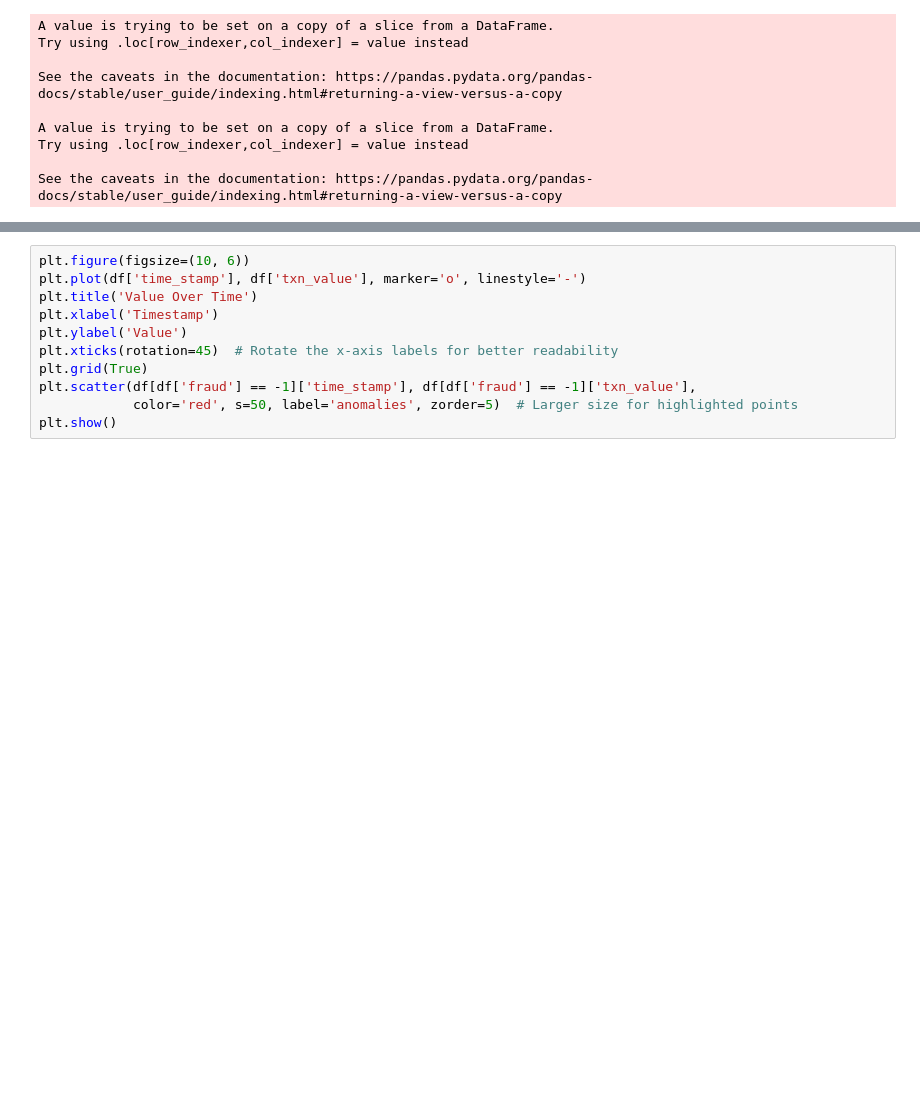
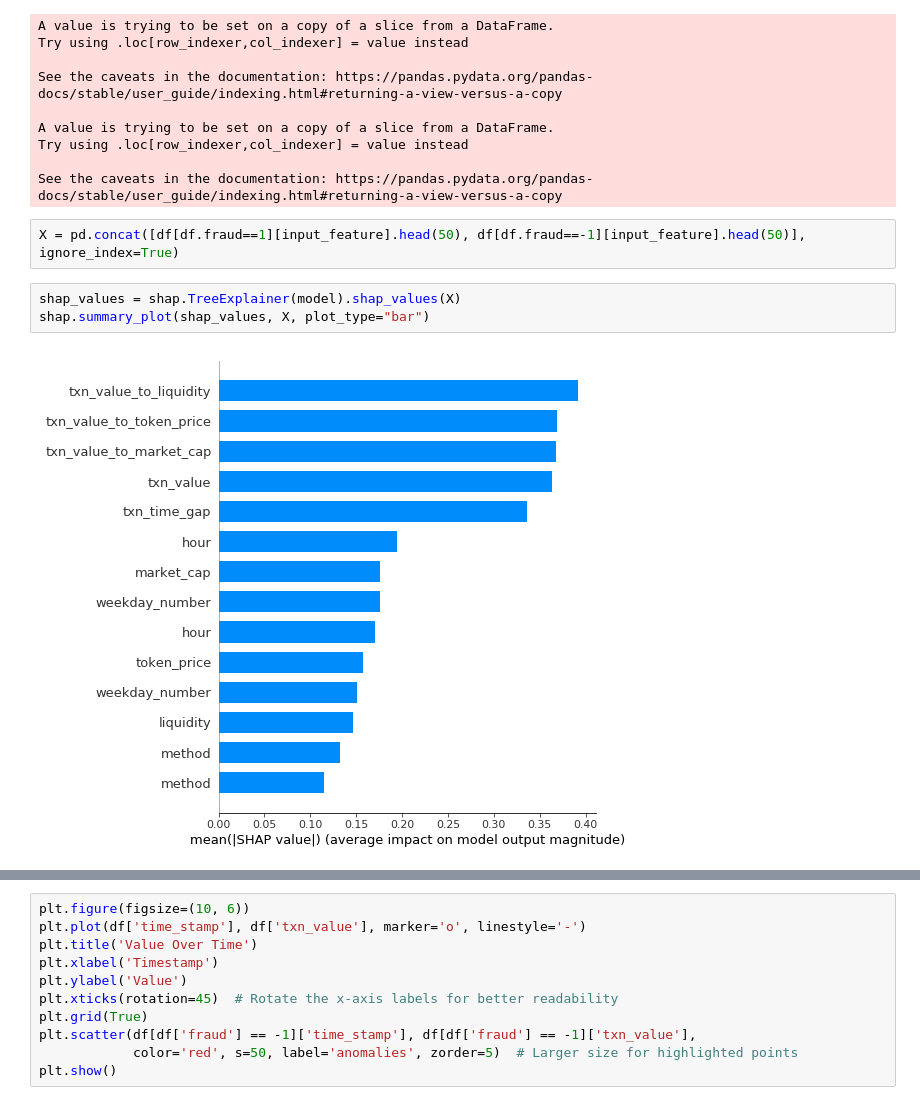
Before and after one commit to natuhvnh/kobizo_task, a Jupyter notebook: model.ipynb, the cells around one changed output, grey strips where cells are left out. Drawn from its saved outputs; the diff is of its cells as text; blank space fills up the shorter version.

Commit message:
add fraud model

```diff
--- a/model.ipynb
+++ b/model.ipynb
@@ -196,3 +206,10 @@ A value is trying to be set on a copy of a slice from a DataFrame.
 Try using .loc[row_indexer,col_indexer] = value instead
 
 See the caveats in the documentation: https://pandas.pydata.org/pandas-docs/stable/user_guide/indexing.html#returning-a-view-versus-a-copy
+# %%
+X = pd.concat([df[df.fraud==1][input_feature].head(50), df[df.fraud==-1][input_feature].head(50)], ignore_index=True)
+# %%
+shap_values = shap.TreeExplainer(model).shap_values(X)
+shap.summary_plot(shap_values, X, plot_type="bar")
+# %% [output]
+[figure, added]
```
Also changed, not shown: parts of 8 cells of this notebook.
